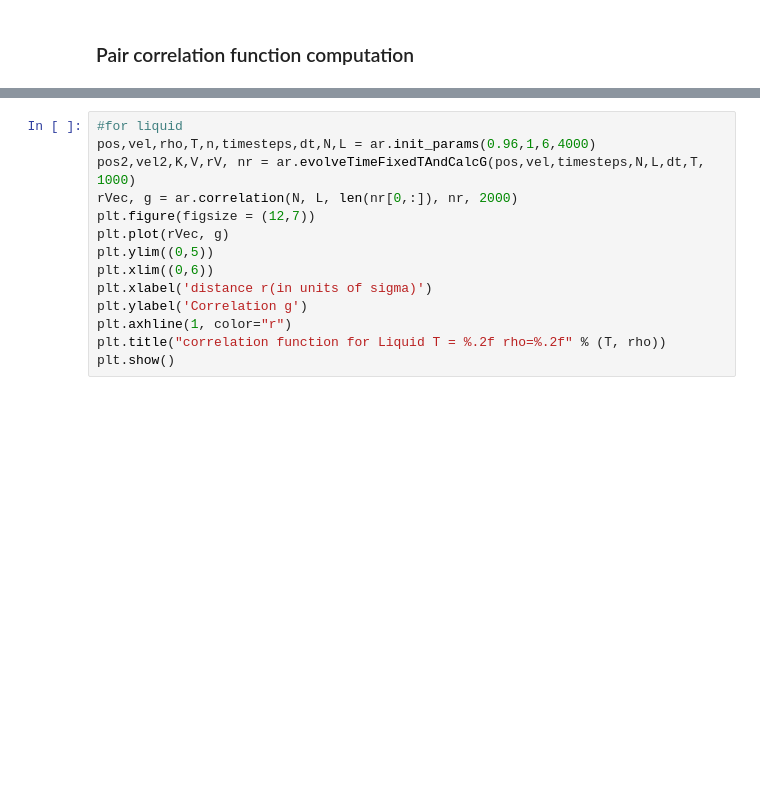
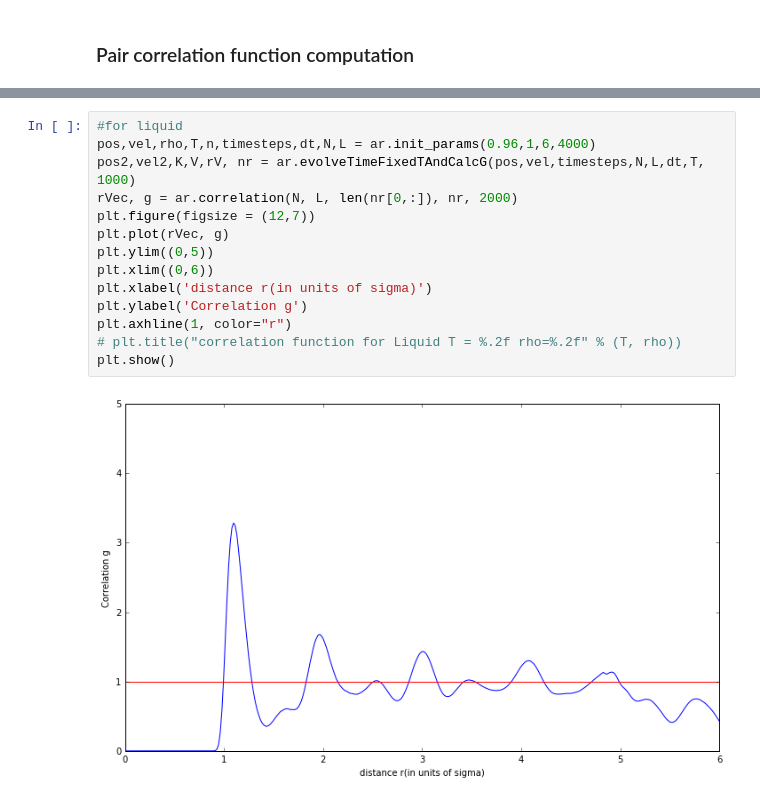
Before and after one commit to GitJaap/Computational-physics, a Jupyter notebook: Argon/ArgonResults.ipynb, the cells around one changed output, grey strips where cells are left out. Cells and saved outputs as stored; diff of their text form; blank space fills up the shorter version.

```diff
--- a/Argon/ArgonResults.ipynb
+++ b/Argon/ArgonResults.ipynb
@@ -117,17 +125,19 @@ plt.show()
 # %%
 #for liquid
 pos,vel,rho,T,n,timesteps,dt,N,L = ar.init_params(0.96,1,6,4000)
 pos2,vel2,K,V,rV, nr = ar.evolveTimeFixedTAndCalcG(pos,vel,timesteps,N,L,dt,T, 1000)
 rVec, g = ar.correlation(N, L, len(nr[0,:]), nr, 2000)
 plt.figure(figsize = (12,7))
 plt.plot(rVec, g)
 plt.ylim((0,5))
 plt.xlim((0,6))
 plt.xlabel('distance r(in units of sigma)')
 plt.ylabel('Correlation g')
 plt.axhline(1, color="r")
-plt.title("correlation function for Liquid T = %.2f rho=%.2f" % (T, rho))
+# plt.title("correlation function for Liquid T = %.2f rho=%.2f" % (T, rho))
 plt.show()
+# %% [output]
+[figure, added]
 # %%
 #for solid
 pos,vel,rho,T,n,timesteps,dt,N,L = ar.init_params(1.0,0.1,6,4000)
```
Also changed, not shown: parts of 6 cells of this notebook, 17 other files.
